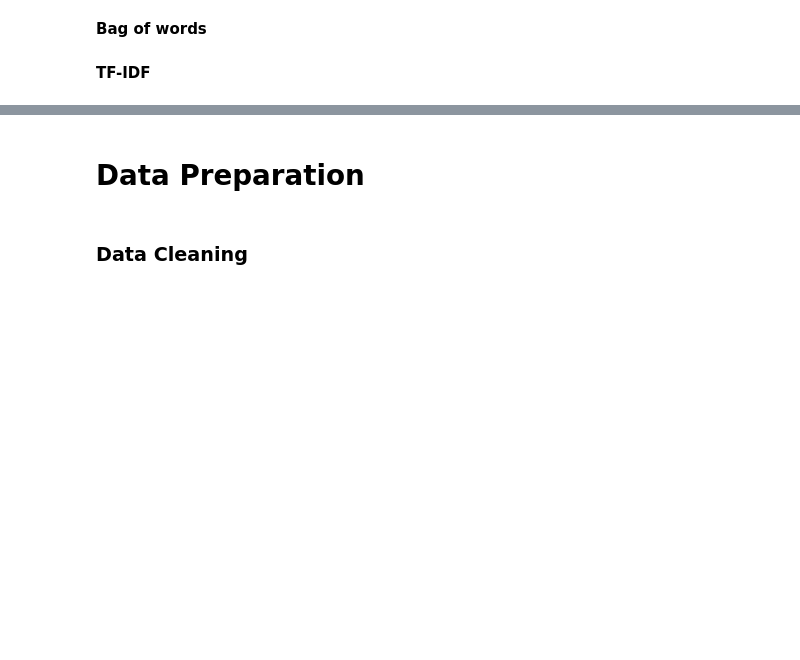
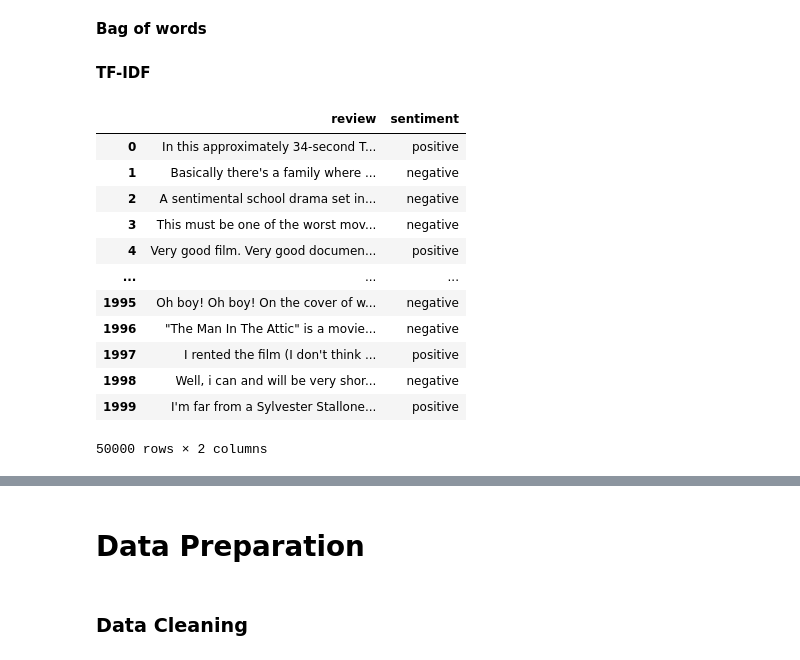
Before and after one commit to xstasyAI-alt/imdb-review-classification, a Jupyter notebook: Sentiment_Analysis_IBMD_Review_Dataset.ipynb, the cells around one changed output, grey strips where cells are left out. Saved outputs shown, nothing was run; the diff lists cells and outputs as text; code cells hidden in the pictures; blank space fills up the shorter version.

```diff
--- a/Sentiment_Analysis_IBMD_Review_Dataset.ipynb
+++ b/Sentiment_Analysis_IBMD_Review_Dataset.ipynb
@@ -6,3 +6,27 @@
 import numpy as np
 import pandas as pd
 import re as re
+# %%
+path = 'C:/Users/Chi Khang/Documents/imdb-review-classification/data'
+
+train_set = pd.read_csv(path + "/train.csv")
+valid_set = pd.read_csv(path + "/val.csv")
+test_set = pd.read_csv(path + "/test.csv")
+# %%
+data_raw = pd.concat([train_set,valid_set])
+data_raw = pd.concat([data_raw,test_set])
+data_raw
+# %% [output]
+|  | review | sentiment |
+| 0 | In this approximately 34-second T... | positive |
+| 1 | Basically there's a family where ... | negative |
+| 2 | A sentimental school drama set in... | negative |
+| 3 | This must be one of the worst mov... | negative |
+| 4 | Very good film. Very good documen... | positive |
+| ... | ... | ... |
+| 1995 | Oh boy! Oh boy! On the cover of w... | negative |
+| 1996 | "The Man In The Attic" is a movie... | negative |
+| 1997 | I rented the film (I don't think ... | positive |
+| 1998 | Well, i can and will be very shor... | negative |
+| 1999 | I'm far from a Sylvester Stallone... | positive |
+50000 rows × 2 columns
```
Also changed, not shown: parts of 10 cells of this notebook, 3 other files.
